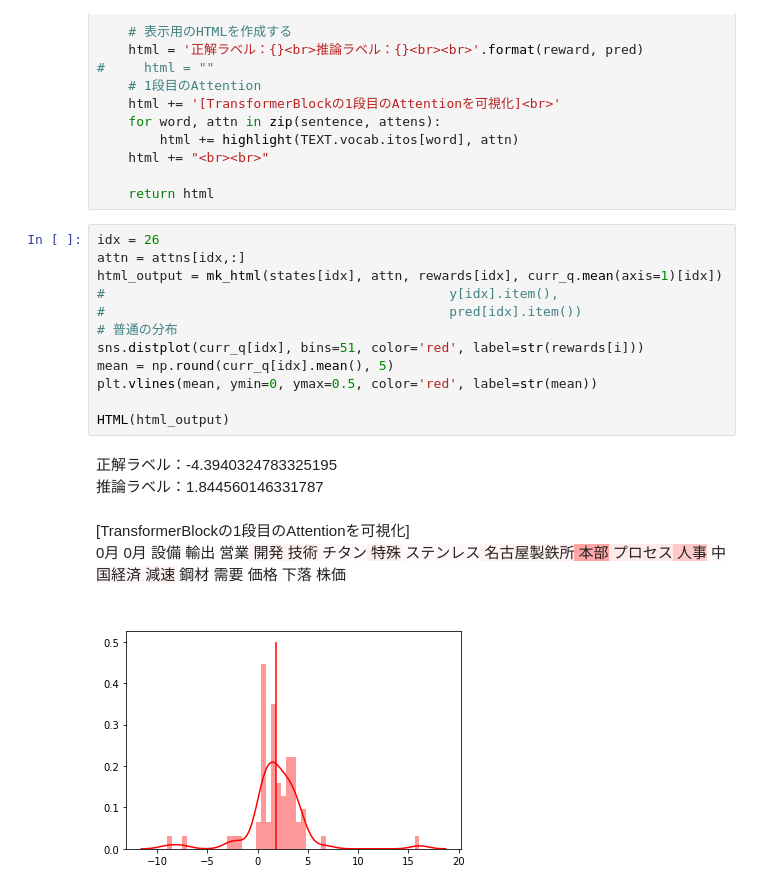
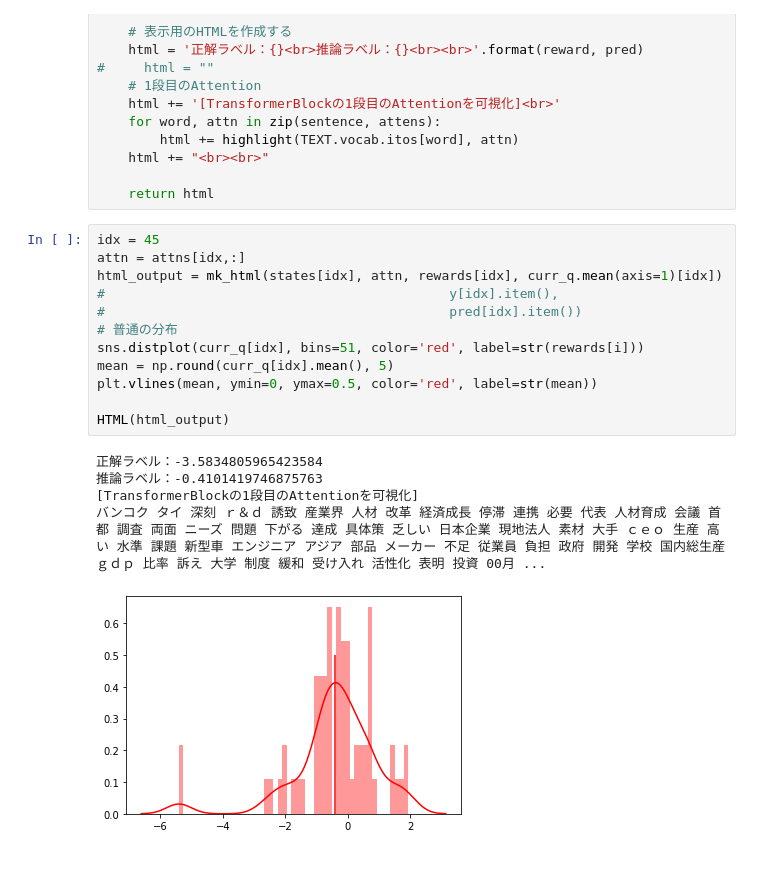
Before and after one commit to ShogoAkiyama/rltorch2, a Jupyter notebook: sentiment/iqn/EDA.ipynb, the cells around one changed output. Drawn from its saved outputs; the diff is of its cells as text.

```diff
--- a/sentiment/iqn/EDA.ipynb
+++ b/sentiment/iqn/EDA.ipynb
@@ -498,20 +498,20 @@ def mk_html(sentence, attens, reward, pred):
 
     return html
 # %%
-idx = 26
+idx = 45
 attn = attns[idx,:]
 html_output = mk_html(states[idx], attn, rewards[idx], curr_q.mean(axis=1)[idx])
 #                                            y[idx].item(),
 #                                            pred[idx].item())
 # 普通の分布
 sns.distplot(curr_q[idx], bins=51, color='red', label=str(rewards[i]))
 mean = np.round(curr_q[idx].mean(), 5)
 plt.vlines(mean, ymin=0, ymax=0.5, color='red', label=str(mean))
 
 HTML(html_output)
 # %% [output]
-正解ラベル：-4.3940324783325195
-推論ラベル：1.844560146331787
-[TransformerBlockの1段目のAttentionを可視化]
-0月 0月 設備 輸出 営業 開発 技術 チタン 特殊 ステンレス 名古屋製鉄所 本部 プロセス 人事 中国経済 減速 鋼材 需要 価格 下落 株価
+正解ラベル：-3.5834805965423584
+推論ラベル：-0.4101419746875763
+[TransformerBlockの1段目のAttentionを可視化]
+バンコク タイ 深刻 ｒ＆ｄ 誘致 産業界 人材 改革 経済成長 停滞 連携 必要 代表 人材育成 会議 首都 調査 両面 ニーズ 問題 下がる 達成 具体策 乏しい 日本企業 現地法人 素材 大手 ｃｅｏ 生産 高い 水準 課題 新型車 エンジニア アジア 部品 メーカー 不足 従業員 負担 政府 開発 学校 国内総生産 ｇｄｐ 比率 訴え 大学 制度 緩和 受け入れ 活性化 表明 投資 00月 ...
-[figure, old version]
+[figure, new version]
```
Also changed, not shown: parts of 28 cells of this notebook, 7 other files.
